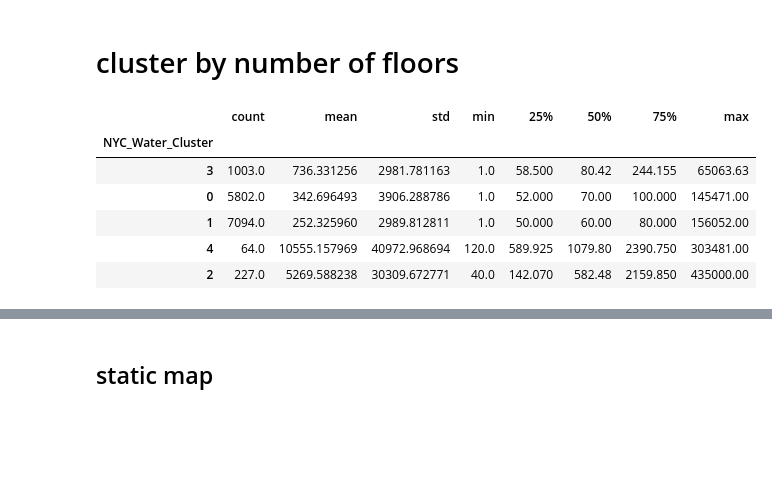
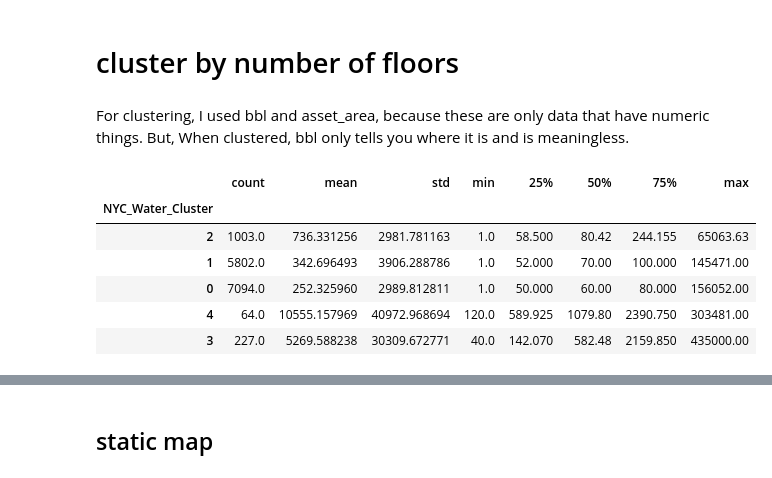
Before and after one commit to Risekk37/cdp-mapping-systems, a Jupyter notebook: Assignments/01_Assignments_Kitae_Kim.ipynb, the cells around one changed output, grey strips where cells are left out. Saved outputs shown, nothing was run; the diff lists cells and outputs as text; code cells hidden in the pictures; blank space fills up the shorter version.

```diff
--- a/Assignments/01_Assignments_Kitae_Kim.ipynb
+++ b/Assignments/01_Assignments_Kitae_Kim.ipynb
@@ -17,2 +17,2 @@ import pydeck as pdk
 # %%
-pluto_ogrio = ogr.read_dataframe("../Data/DEP Green Infrastructure/geo_export_3298f6ed-a61a-4d9f-a900-907faeaebf16.shp")
+Green_Infra = ogr.read_dataframe("../Assignments/Data/DEP Green Infrastructure/geo_export_3298f6ed-a61a-4d9f-a900-907faeaebf16.shp")
@@ -178,21 +161,24 @@ pluto_ogrio.boxplot(column="asset_area", by="borough")
 What does this distribution tell us about the number of floors in each borough?
 # %% [markdown]
 # cluster by number of floors
+# %% [markdown]
+For clustering, I used bbl and asset_area, because these are only data that have numeric things.
+But, When clustered, bbl only tells you where it is and is meaningless.
 # %%
 # get clusters using kmeans
 
 kmeans = KMeans(n_clusters=5)
-kmeans.fit(pluto_ogrio[["bbl", "asset_area"]])
+kmeans.fit(Green_Infra[["bbl", "asset_area"]])
 
-pluto_ogrio["NYC_Water_Cluster"] = kmeans.predict(pluto_ogrio[["bbl", "asset_area"]])NYC_Water_Cluster
+Green_Infra["NYC_Water_Cluster"] = kmeans.predict(Green_Infra[["bbl", "asset_area"]])
 # %%
-pluto_ogrio.groupby("NYC_Water_Cluster").asset_area.describe().sort_values("max")
+Green_Infra.groupby("NYC_Water_Cluster").asset_area.describe().sort_values("max")
 # %% [output]
 |  | count | mean | std | min | 25% | 50% | 75% | max |
 | NYC_Water_Cluster |  |  |  |  |  |  |  |  |
-| 3 | 1003.0 | 736.331256 | 2981.781163 | 1.0 | 58.500 | 80.42 | 244.155 | 65063.63 |
-| 0 | 5802.0 | 342.696493 | 3906.288786 | 1.0 | 52.000 | 70.00 | 100.000 | 145471.00 |
-| 1 | 7094.0 | 252.325960 | 2989.812811 | 1.0 | 50.000 | 60.00 | 80.000 | 156052.00 |
+| 2 | 1003.0 | 736.331256 | 2981.781163 | 1.0 | 58.500 | 80.42 | 244.155 | 65063.63 |
+| 1 | 5802.0 | 342.696493 | 3906.288786 | 1.0 | 52.000 | 70.00 | 100.000 | 145471.00 |
+| 0 | 7094.0 | 252.325960 | 2989.812811 | 1.0 | 50.000 | 60.00 | 80.000 | 156052.00 |
 | 4 | 64.0 | 10555.157969 | 40972.968694 | 120.0 | 589.925 | 1079.80 | 2390.750 | 303481.00 |
-| 2 | 227.0 | 5269.588238 | 30309.672771 | 40.0 | 142.070 | 582.48 | 2159.850 | 435000.00 |
+| 3 | 227.0 | 5269.588238 | 30309.672771 | 40.0 | 142.070 | 582.48 | 2159.850 | 435000.00 |
 # %%
```
Also changed, not shown: parts of 66 cells of this notebook, 23 other files.
